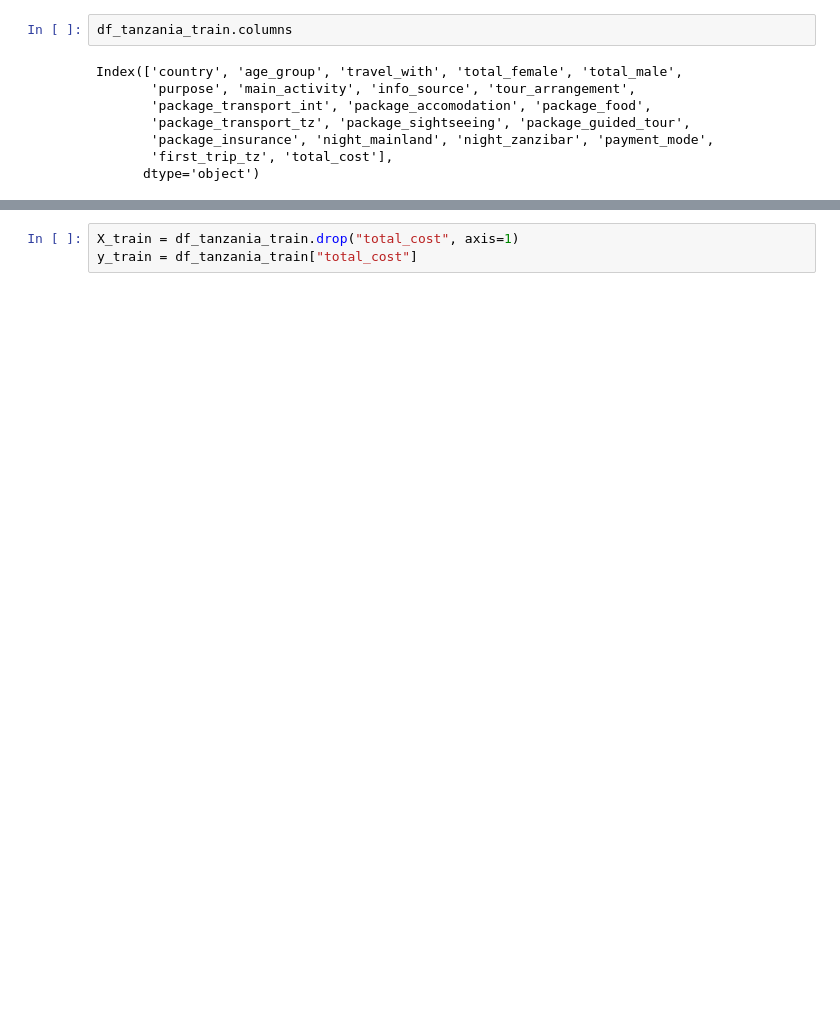
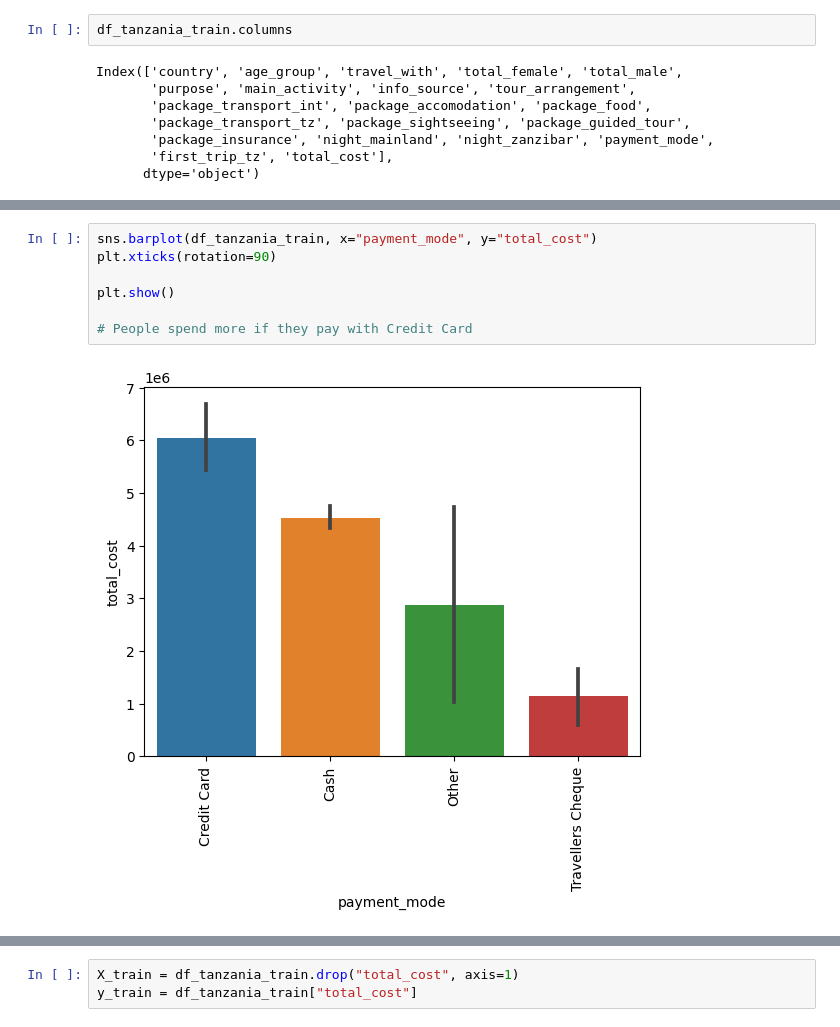
Before and after one commit to marinamoya/tanzania-turism-ml-project, a Jupyter notebook: Train_features_EDA _new_new.ipynb, the cells around one changed output, grey strips where cells are left out. Saved outputs shown, nothing was run; the diff lists cells and outputs as text; blank space fills up the shorter version.

```diff
--- a/Train_features_EDA _new_new.ipynb
+++ b/Train_features_EDA _new_new.ipynb
@@ -135,0 +224,9 @@ unique_values.to_csv('data/unique_Value_train_features.csv')
+# %%
+sns.barplot(df_tanzania_train, x="payment_mode", y="total_cost")
+plt.xticks(rotation=90)
+
+plt.show()
+
+# People spend more if they pay with Credit Card
+# %% [output]
+[figure, added]
```
Also changed, not shown: parts of 113 cells of this notebook, 1 other file.
